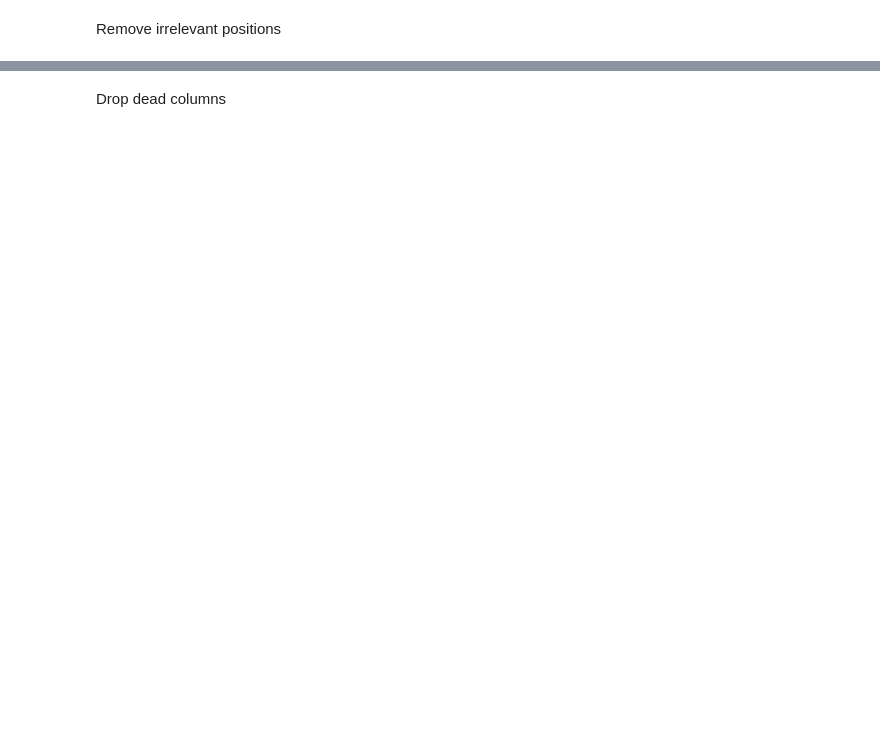
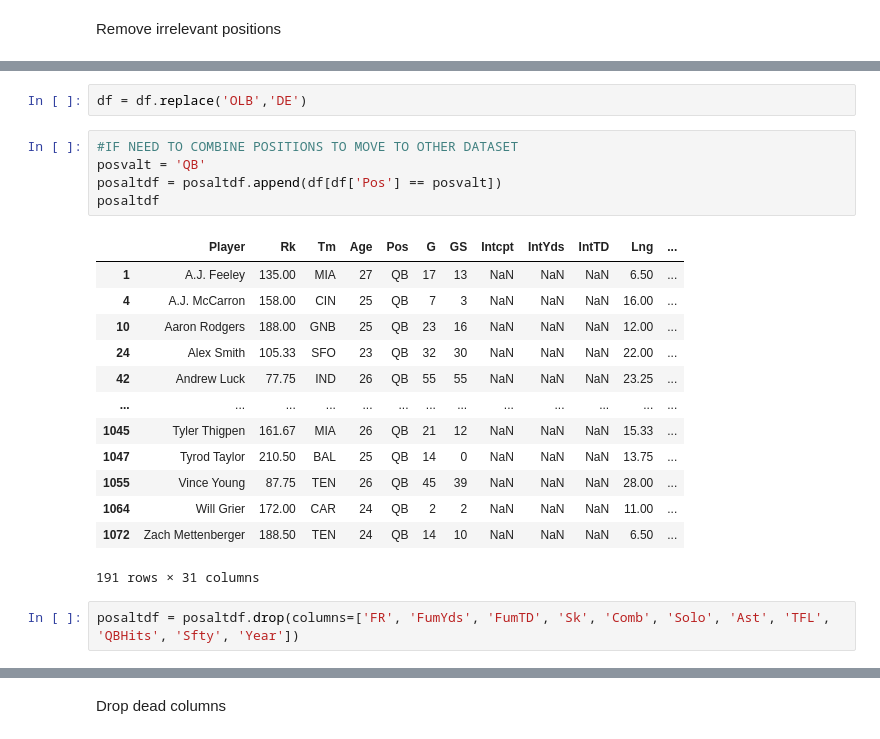
Before and after one commit to r-gram/DS440, a Jupyter notebook: Code/Stats_Cleaning.ipynb, the cells around one changed output, grey strips where cells are left out. Drawn from its saved outputs; the diff is of its cells as text; blank space fills up the shorter version.

```diff
--- a/Code/Stats_Cleaning.ipynb
+++ b/Code/Stats_Cleaning.ipynb
@@ -48,0 +73,23 @@ posdf
+# %%
+df = df.replace('OLB','DE')
+# %%
+#IF NEED TO COMBINE POSITIONS TO MOVE TO OTHER DATASET
+posvalt = 'QB'
+posaltdf = posaltdf.append(df[df['Pos'] == posvalt])
+posaltdf
+# %% [output]
+|  | Player | Rk | Tm | Age | Pos | G | GS | Intcpt | IntYds | IntTD | Lng | ... |
+| 1 | A.J. Feeley | 135.00 | MIA | 27 | QB | 17 | 13 | NaN | NaN | NaN | 6.50 | ... |
+| 4 | A.J. McCarron | 158.00 | CIN | 25 | QB | 7 | 3 | NaN | NaN | NaN | 16.00 | ... |
+| 10 | Aaron Rodgers | 188.00 | GNB | 25 | QB | 23 | 16 | NaN | NaN | NaN | 12.00 | ... |
+| 24 | Alex Smith | 105.33 | SFO | 23 | QB | 32 | 30 | NaN | NaN | NaN | 22.00 | ... |
+| 42 | Andrew Luck | 77.75 | IND | 26 | QB | 55 | 55 | NaN | NaN | NaN | 23.25 | ... |
+| ... | ... | ... | ... | ... | ... | ... | ... | ... | ... | ... | ... | ... |
+| 1045 | Tyler Thigpen | 161.67 | MIA | 26 | QB | 21 | 12 | NaN | NaN | NaN | 15.33 | ... |
+| 1047 | Tyrod Taylor | 210.50 | BAL | 25 | QB | 14 | 0 | NaN | NaN | NaN | 13.75 | ... |
+| 1055 | Vince Young | 87.75 | TEN | 26 | QB | 45 | 39 | NaN | NaN | NaN | 28.00 | ... |
+| 1064 | Will Grier | 172.00 | CAR | 24 | QB | 2 | 2 | NaN | NaN | NaN | 11.00 | ... |
+| 1072 | Zach Mettenberger | 188.50 | TEN | 24 | QB | 14 | 10 | NaN | NaN | NaN | 6.50 | ... |
+191 rows × 31 columns
+# %%
+posaltdf = posaltdf.drop(columns=['FR', 'FumYds', 'FumTD', 'Sk', 'Comb', 'Solo', 'Ast', 'TFL', 'QBHits', 'Sfty', 'Year'])
```
Also changed, not shown: parts of 18 cells of this notebook.
